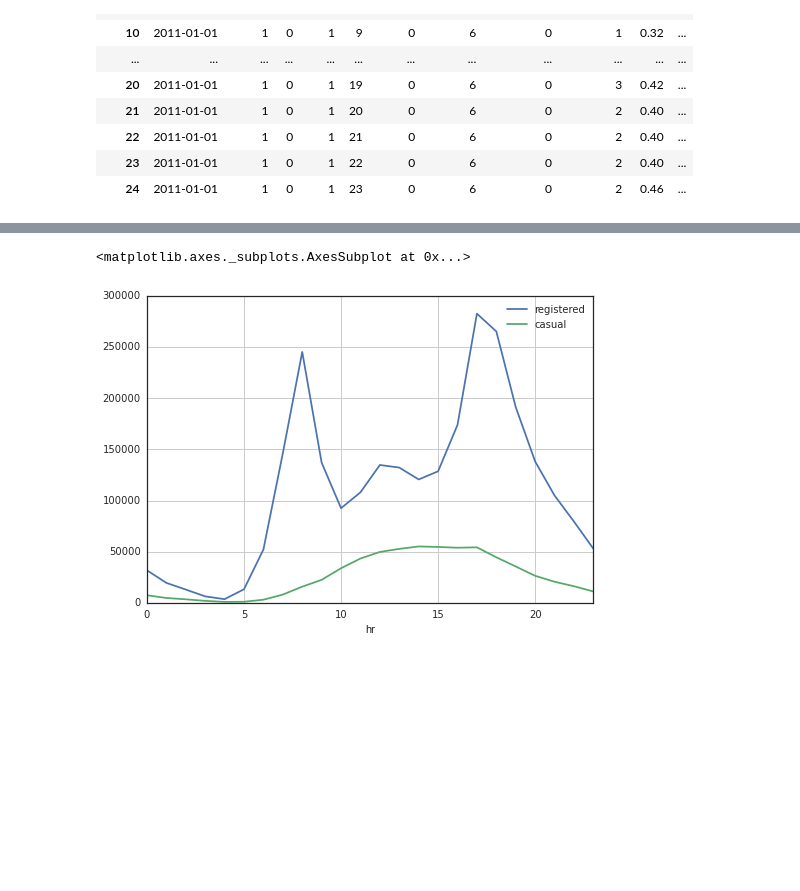
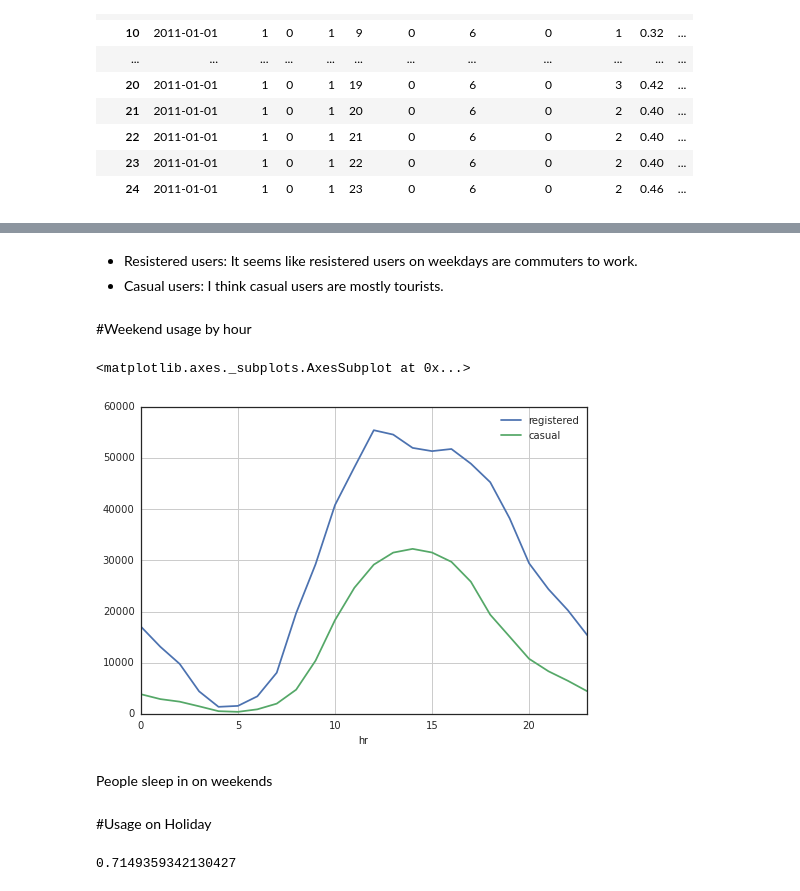
Before and after one commit to ek-ok/GA, a Jupyter notebook: hw/02_assignment.ipynb, the cells around one changed output, grey strips where cells are left out. Saved outputs shown, nothing was run; the diff lists cells and outputs as text; code cells hidden in the pictures; blank space fills up the shorter version.

```diff
--- a/hw/02_assignment.ipynb
+++ b/hw/02_assignment.ipynb
@@ -151,5 +177,20 @@ df_hr.head(1)
+# %% [markdown]
+- Resistered users: It seems like resistered users on weekdays are commuters to work.
+- Casual users: I think casual users are mostly tourists.
+# %% [markdown]
+#Weekend usage by hour
 # %%
-df_hr[['registered', 'casual']].sum().plot()
+df_hr_weekend = df[df.workingday==0].groupby(['hr'])
+df_hr_weekend[['registered', 'casual']].sum().plot()
 # %% [output]
 <matplotlib.axes._subplots.AxesSubplot at 0x...>
-[figure, old version]
+[figure, new version]
+# %% [markdown]
+People sleep in on weekends
+# %% [markdown]
+#Usage on Holiday
+# %%
+df_ho = df[df['holiday']==1].groupby('holiday')[['registered', 'casual']].sum()
+int(df_ho.registered) / int(df_ho.registered + df_ho.casual)
+# %% [output]
+0.7149359342130427
```
Also changed, not shown: parts of 13 cells of this notebook.
